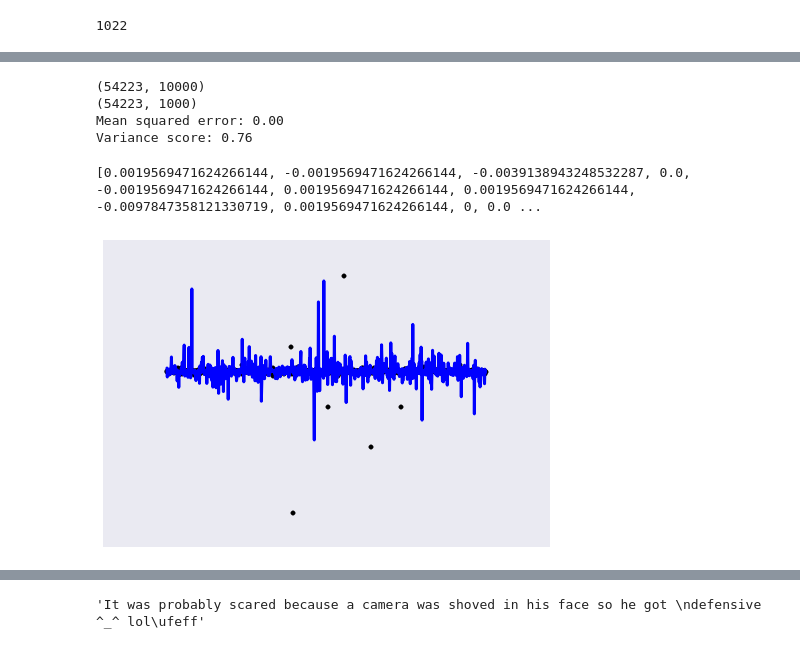
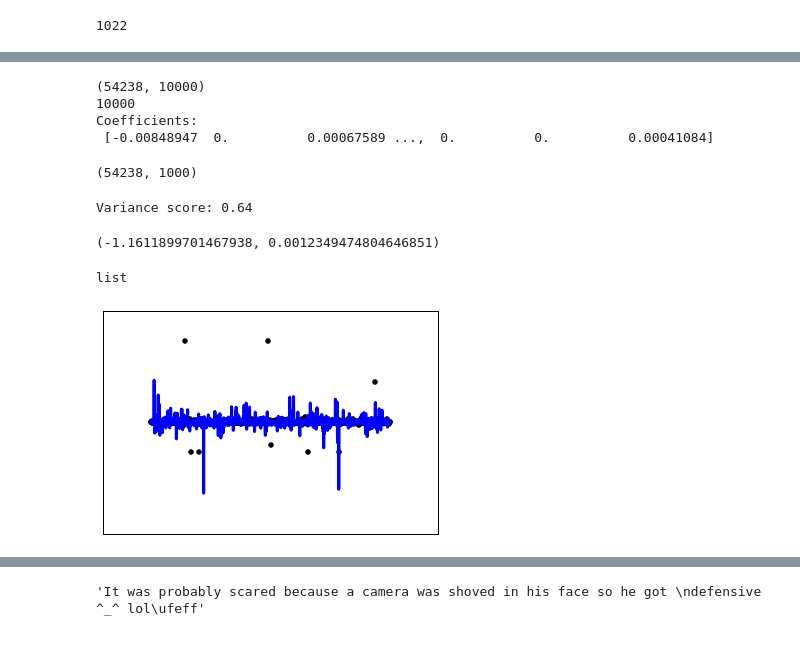
Before and after one commit to papapana/data_science, a Jupyter notebook: youtube_comedy_slam/notebooks/Youtube comments.ipynb, the cells around one changed output, grey strips where cells are left out. Cells and saved outputs as stored; diff of their text form; code cells hidden in the pictures.

Commit message:
Add data exploration ready notebooks

```diff
--- a/youtube_comedy_slam/notebooks/Youtube comments.ipynb
+++ b/youtube_comedy_slam/notebooks/Youtube comments.ipynb
@@ -477,3 +474,5 @@ id2word.
+# %%
+id2word = gensim.corpora.Dictionary.load('../data/processed/youtube_comments.dict')
 # %%
 # Get frequency of the word massive
 id2word.token2id['massive']
@@ -614,10 +591,11 @@ len(score)
 # %%
-def get_corpus(df, score, dictionary):
+def get_corpus(df, dictionary):
     corpus = []
     df1 = {}
     for i, row in enumerate(df.itertuples()):
         curbow = dictionary.doc2bow(tokenize(row.textDisplay))
         corpus.append(curbow)
+    #corpus['score'] = get_label(df, score, dictionary)
     return corpus
 # %%
 def get_label(df, score, dictionary):
@@ -634,41 +634,67 @@ dat_test = data_test.sample(1000, random_state=85)
 # %%
 from sklearn import linear_model
 
-label = get_label(dat, score_train, id2word)
-label_test = get_label(dat_test, score_test, id2word)
+#label = get_label(all_data, score_all, id2word)
+#label_test = get_label(dat_test, score_test, id2word)
 
-corpus_train = get_corpus(dat, score_train, id2word)
-corpus_test = get_corpus(dat_test, score_test, id2word)
+corpus = get_corpus(all_data, id2word)
+#corpus_test = get_corpus(dat_test, score_test, id2word)
 
 
-scipy_corpus = gensim.matutils.corpus2csc(corpus_train)
-scipy_corpus_test = gensim.matutils.corpus2csc(corpus_test)
-print(scipy_corpus.shape)
-print(scipy_corpus_test.shape)
+scipy_corpus = gensim.matutils.corpus2csc(corpus)
+#scipy_corpus_test = gensim.matutils.corpus2csc(corpus_test)
+#print(scipy_corpus.shape)
+#print(len(label))
+#print(scipy_corpus_test.shape)
+scipy_train = scipy_corpus[:, range(len(dat))]
+label = get_label(dat, score_train, id2word)
+print(scipy_train.shape)
+print(len(label))
 
 # Create linear regression object
 regr = linear_model.LinearRegression(n_jobs=-1)
 
 # Train the model using the training sets
-regr.fit(scipy_corpus.transpose(), label)
-#print('Coefficients: \n', regr.coef_)
+regr.fit(scipy_train.transpose(), label)
+print('Coefficients: \n', regr.coef_)
 
 # The mean squared error
 
-print("Mean squared error: %.2f"
-       % np.mean((regr.predict(scipy_corpus_test.transpose()) - label_test) ** 2))
+#print("Mean squared error: %.2f"
+#       % np.mean((regr.predict(scipy_corpus_test.transpose()) - label_test) ** 2))
 # # Explained variance score: 1 is perfect prediction
 #predict = regr.predict(scipy_corpus_test.transpose())
 #print("label_test size: ", len(label_test))
 #print("corpus_test size:", scipy_corpus_test.transpose().shape)
-print('Variance score: %.2f' % regr.score(scipy_corpus.transpose(), label))
+#print('Variance score: %.2f' % regr.score(scipy_corpus.transpose(), label))
+
+#corpus
 # %% [output]
-(54223, 10000)
-(54223, 1000)
-Mean squared error: 0.00
-Variance score: 0.76
+(54238, 10000)
+10000
+Coefficients:
+ [-0.00848947  0.          0.00067589 ...,  0.          0.          0.00041084]
-# %%
-print(label_test)
-# %% [output]
-[0.0019569471624266144, -0.0019569471624266144, -0.0039138943248532287, 0.0, -0.0019569471624266144, 0.0019569471624266144, 0.0019569471624266144, -0.0097847358121330719, 0.0019569471624266144, 0, 0.0 ...
+# %%
+scipy_test = scipy_corpus[:, len(dat):]
+label_test = get_label(dat_test, score_test, id2word)
+scipy_test.shape
+# %% [output]
+(54238, 1000)
+# %%
+print('Variance score: %.2f' % regr.score(scipy_train.transpose(), label))
+# %% [output]
+Variance score: 0.64
+# %%
+from sklearn.metrics import r2_score, mean_squared_error
+y_true = label_test
+y_pred = regr.predict(scipy_test.transpose())
+r2 = r2_score(y_true, y_pred)
+mean_sq_error = mean_squared_error(y_true, y_pred)
+r2, mean_sq_error
+# %% [output]
+(-1.1611899701467938, 0.0012349474804646851)
+# %%
+type(label)
+# %% [output]
+list
 # %%
@@ -675,12 +702,12 @@ print(label_test)
 import matplotlib.pyplot as plt
 # %%
 plt.scatter(range(len(label_test)), label_test,  color='black')
-plt.plot(range(len(label_test)), regr.predict(scipy_corpus_test.transpose()), color='blue',
+plt.plot(range(len(label_test)), regr.predict(scipy_test.transpose()), color='blue',
          linewidth=3)
 
 plt.xticks(())
 plt.yticks(())
 
 plt.show()
 # %% [output]
-[figure, old version]
+[figure, new version]
```
Also changed, not shown: parts of 17 cells of this notebook, 3 other files.
